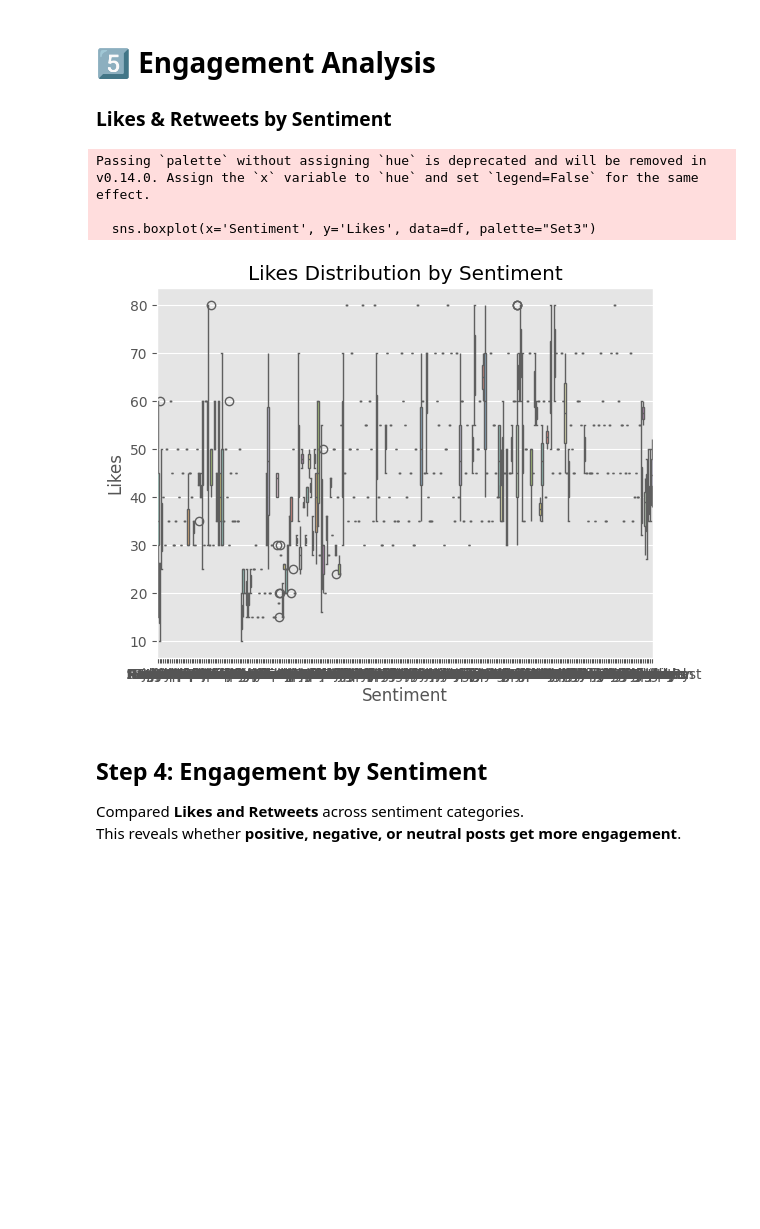
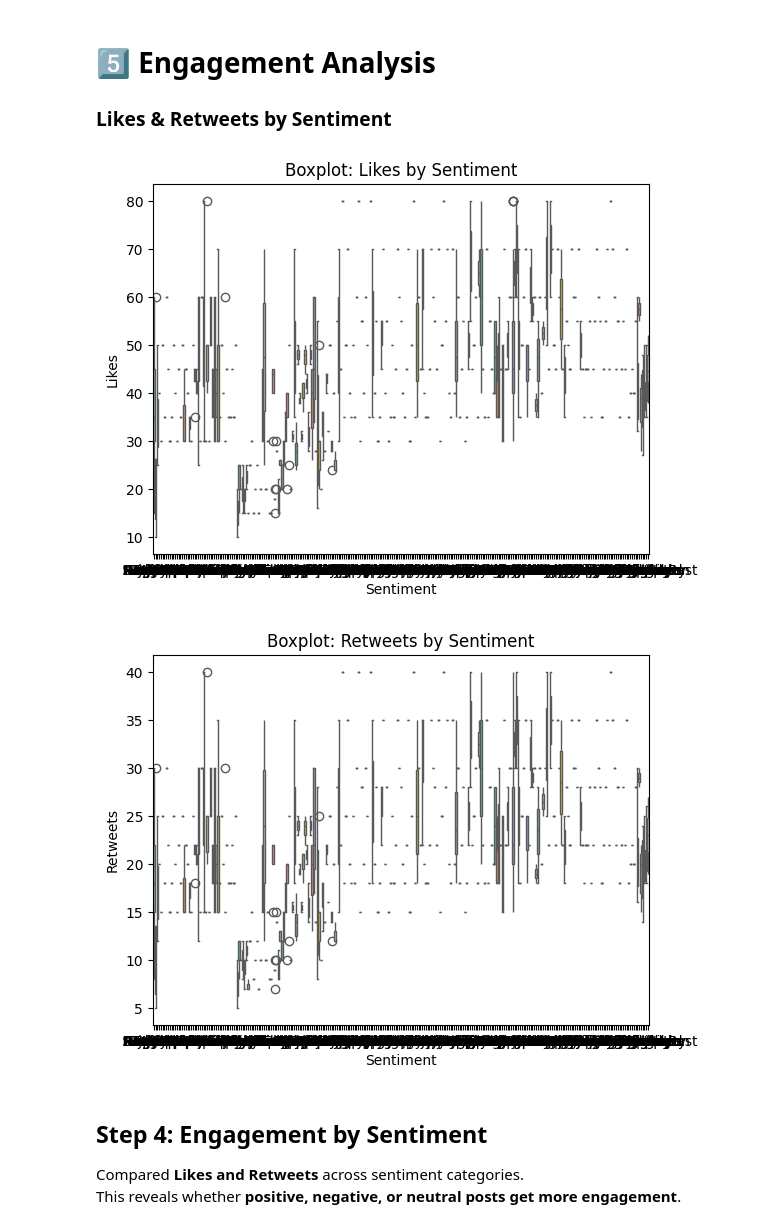
Before and after one commit to OcSpice/Sentiment-Dataset-EDA, a Jupyter notebook: EDA_on_Sentiment_Dataset.ipynb, the cells around one changed output. Drawn from its saved outputs; the diff is of its cells as text; code cells hidden in the pictures; blank space fills up the shorter version.

```diff
--- a/EDA_on_Sentiment_Dataset.ipynb
+++ b/EDA_on_Sentiment_Dataset.ipynb
@@ -82,15 +86,19 @@ This shows the dataset’s class balance, which is important for future modeling
 # %% [markdown]
 # 5️⃣ **Engagement Analysis**
 ### **Likes & Retweets by Sentiment**
-# %%
-sns.boxplot(x='Sentiment', y='Likes', data=df, palette="Set3")
-plt.title("Likes Distribution by Sentiment")
-plt.show()
-# %% [output]
-Passing `palette` without assigning `hue` is deprecated and will be removed in v0.14.0. Assign the `x` variable to `hue` and set `legend=False` for the same effect.
-
-  sns.boxplot(x='Sentiment', y='Likes', data=df, palette="Set3")
-[figure, removed]
+# %%
+# Likes by sentiment
+sns.boxplot(x='Sentiment', y='Likes', hue='Sentiment', data=df, palette="Set2", legend=False)
+plt.title("Boxplot: Likes by Sentiment")
+plt.show()
+
+# Retweets by sentiment
+sns.boxplot(x='Sentiment', y='Retweets', hue='Sentiment', data=df, palette="Set2", legend=False)
+plt.title("Boxplot: Retweets by Sentiment")
+plt.show()
+# %% [output]
+[figure, added]
+[figure, added]
 # %% [markdown]
 ## **Step 4: Engagement by Sentiment**
 Compared **Likes and Retweets** across sentiment categories.
```
Also changed, not shown: parts of 22 cells of this notebook.
